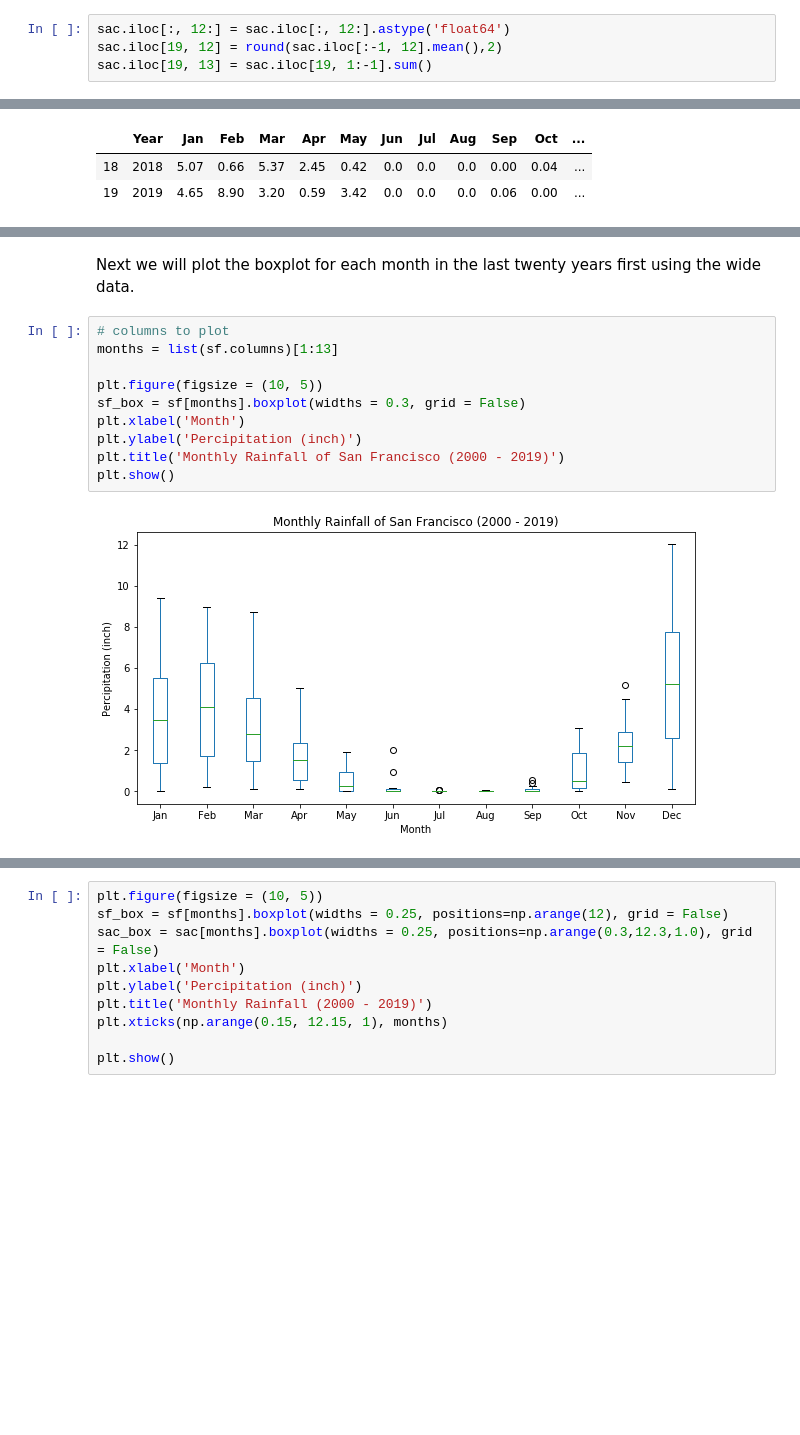
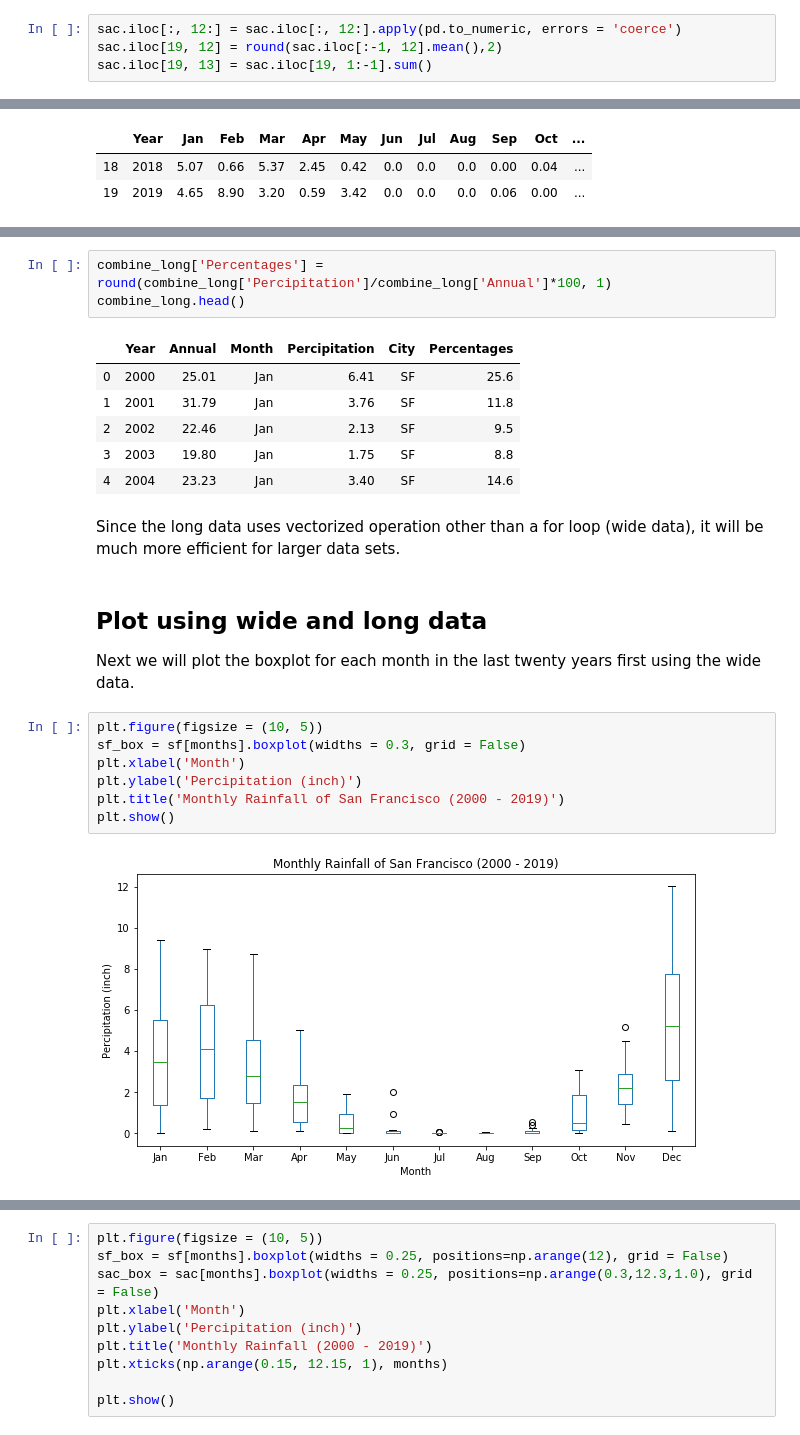
Before and after one commit to JunWorks/Long_and_wide, a Jupyter notebook: Long_and_wide.ipynb, the cells around one changed output, grey strips where cells are left out. Cells and saved outputs as stored; diff of their text form; blank space fills up the shorter version.

```diff
--- a/Long_and_wide.ipynb
+++ b/Long_and_wide.ipynb
@@ -116,7 +124,7 @@ memory usage: 2.3 KB
 # %% [markdown]
 Next we do the same for the dataframe of Sacramento: sac
 # %%
-sac.iloc[:, 12:] = sac.iloc[:, 12:].astype('float64')
+sac.iloc[:, 12:] = sac.iloc[:, 12:].apply(pd.to_numeric, errors = 'coerce')
 sac.iloc[19, 12] = round(sac.iloc[:-1, 12].mean(),2)
 sac.iloc[19, 13] = sac.iloc[19, 1:-1].sum()
 # %%
@@ -128,9 +192,19 @@ sac.tail(2)
+# %%
+combine_long['Percentages'] = round(combine_long['Percipitation']/combine_long['Annual']*100, 1)
+combine_long.head()
+# %% [output]
+|  | Year | Annual | Month | Percipitation | City | Percentages |
+| 0 | 2000 | 25.01 | Jan | 6.41 | SF | 25.6 |
+| 1 | 2001 | 31.79 | Jan | 3.76 | SF | 11.8 |
+| 2 | 2002 | 22.46 | Jan | 2.13 | SF | 9.5 |
+| 3 | 2003 | 19.80 | Jan | 1.75 | SF | 8.8 |
+| 4 | 2004 | 23.23 | Jan | 3.40 | SF | 14.6 |
+# %% [markdown]
+Since the long data uses vectorized operation other than a for loop (wide data), it will be much more efficient for larger data sets.
 # %% [markdown]
+## Plot using wide and long data
 Next we will plot the boxplot for each month in the last twenty years first using the wide data.
 # %%
-# columns to plot
-months = list(sf.columns)[1:13]
-
 plt.figure(figsize = (10, 5))
 sf_box = sf[months].boxplot(widths = 0.3, grid = False)
 plt.xlabel('Month')
```
Also changed, not shown: parts of 15 cells of this notebook.
